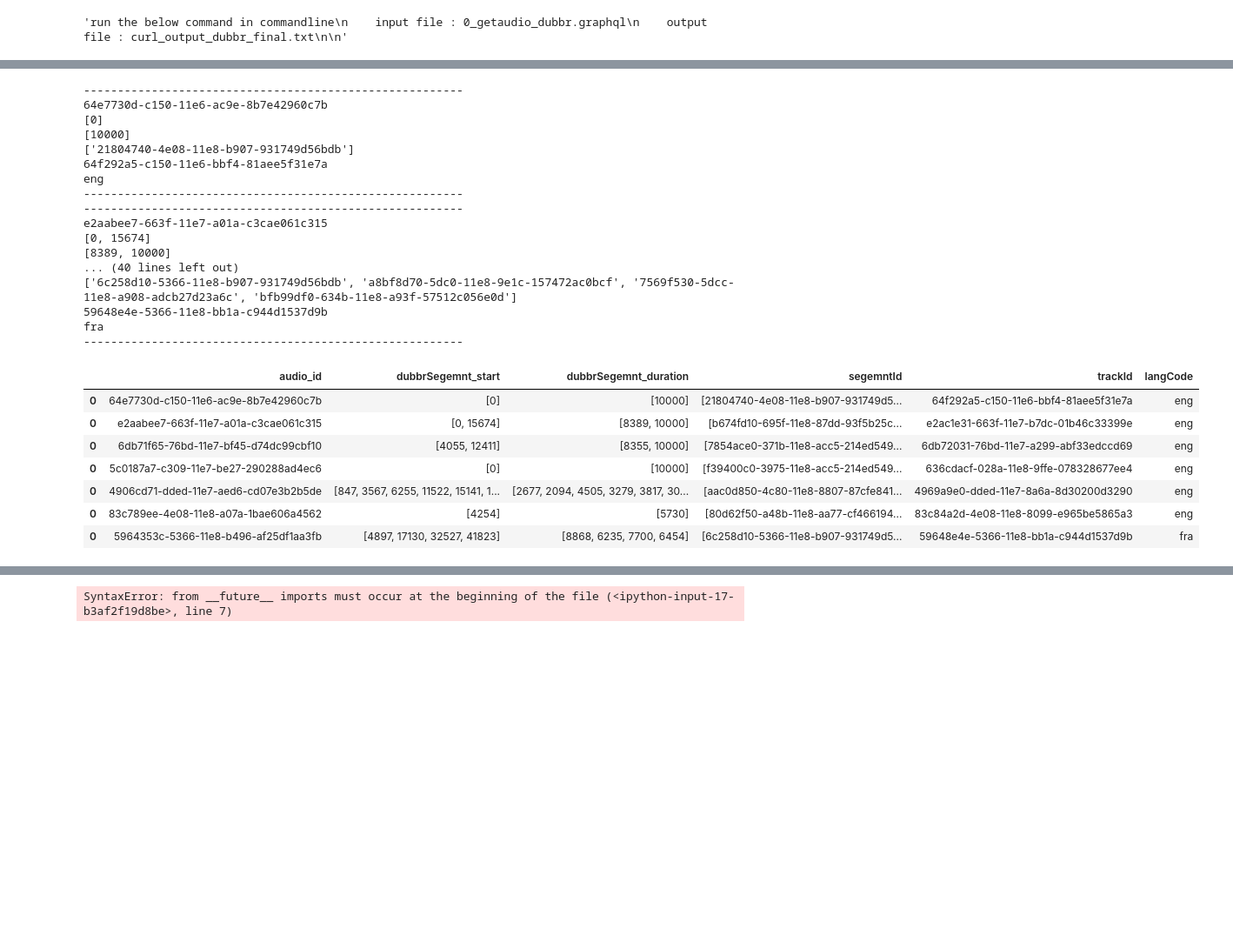
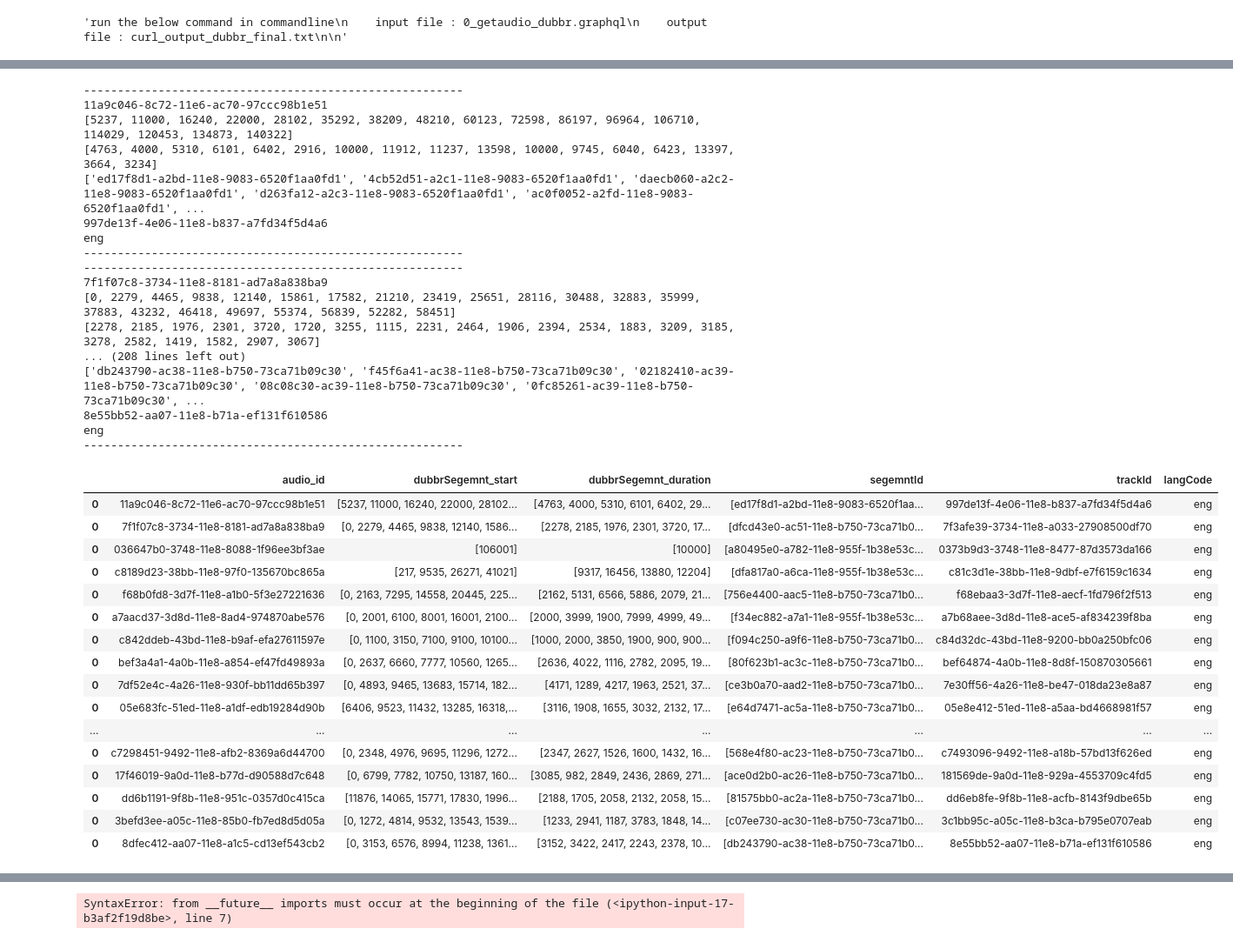
Before and after one commit to megharangaswamy/Deepspeech_alugha, a Jupyter notebook: audio_download_conversion_segment_split_deepspeech_test.ipynb, the cells around one changed output, grey strips where cells are left out. Shown: that part at 87% size. Cells and saved outputs as stored; diff of their text form; code cells hidden in the pictures; blank space fills up the shorter version.

```diff
--- a/audio_download_conversion_segment_split_deepspeech_test.ipynb
+++ b/audio_download_conversion_segment_split_deepspeech_test.ipynb
@@ -145,7 +145,7 @@ directly from json file
 """
 
 df = pd.DataFrame(columns=['A','B','C','D','E','F'])
-with open('/home/megha/1_audio_current/0_curl_output_dubbr_final.txt', 'r') as f:#file name which has json data - check that number
+with open('/home/megha/1_audio_current/0_curl_output_dubbr_final_production.txt', 'r') as f:#file name which has json data - check that number
     my_json = json.load(f)
 for i in range(len(my_json['data']['videos'])):
     #print(len(my_json['data']['videos'][i]['dubbrSegments']))
@@ -162,52 +162,61 @@ for i in range(len(my_json['data']['videos'])):
             dubbrSeg_start_array.append(dubbrSeg_start)
             dubbrSeg_duration_array.append(dubbrSeg_duration)
             segmentId_array.append(segmentId)
             segmentId_array = ast.literal_eval(json.dumps(segmentId_array)) # to remove u'
             #print('segmentId = ' , segmentId)
             #print('start =', dubbrSeg_start)
             #print('duration',dubbrSeg_duration)
         track = my_json['data']['videos'][i]['track']
         langCode = track['langCode']
         trackId = track['id']
         print('--------------------------------------------------------')
         print(audio_id)
         print(dubbrSeg_start_array)
         print(dubbrSeg_duration_array)
         print(segmentId_array)
         print(trackId)
         print(langCode)
         print('--------------------------------------------------------')
         df2 = pd.DataFrame([[audio_id,dubbrSeg_start_array,dubbrSeg_duration_array,segmentId_array,trackId,langCode]], columns=list('ABCDEF'))
         df = df.append(df2)
 
 df = df.rename(index=str, columns={"A": "audio_id", "B": "dubbrSegemnt_start","C" : "dubbrSegemnt_duration","D" : "segemntId","E" : "trackId","F": "langCode"})
 df
 # %% [output]
 --------------------------------------------------------
-64e7730d-c150-11e6-ac9e-8b7e42960c7b
-[0]
-[10000]
-['21804740-4e08-11e8-b907-931749d56bdb']
-64f292a5-c150-11e6-bbf4-81aee5f31e7a
+11a9c046-8c72-11e6-ac70-97ccc98b1e51
+[5237, 11000, 16240, 22000, 28102, 35292, 38209, 48210, 60123, 72598, 86197, 96964, 106710, 114029, 120453, 134873, 140322]
+[4763, 4000, 5310, 6101, 6402, 2916, 10000, 11912, 11237, 13598, 10000, 9745, 6040, 6423, 13397, 3664, 3234]
+['ed17f8d1-a2bd-11e8-9083-6520f1aa0fd1', '4cb52d51-a2c1-11e8-9083-6520f1aa0fd1', 'daecb060-a2c2-11e8-9083-6520f1aa0fd1', 'd263fa12-a2c3-11e8-9083-6520f1aa0fd1', 'ac0f0052-a2fd-11e8-9083-6520f1aa0fd1', ...
+997de13f-4e06-11e8-b837-a7fd34f5d4a6
 eng
 --------------------------------------------------------
 --------------------------------------------------------
-e2aabee7-663f-11e7-a01a-c3cae061c315
-[0, 15674]
-[8389, 10000]
-... (40 lines left out)
-['6c258d10-5366-11e8-b907-931749d56bdb', 'a8bf8d70-5dc0-11e8-9e1c-157472ac0bcf', '7569f530-5dcc-11e8-a908-adcb27d23a6c', 'bfb99df0-634b-11e8-a93f-57512c056e0d']
-59648e4e-5366-11e8-bb1a-c944d1537d9b
-fra
+7f1f07c8-3734-11e8-8181-ad7a8a838ba9
+[0, 2279, 4465, 9838, 12140, 15861, 17582, 21210, 23419, 25651, 28116, 30488, 32883, 35999, 37883, 43232, 46418, 49697, 55374, 56839, 52282, 58451]
+[2278, 2185, 1976, 2301, 3720, 1720, 3255, 1115, 2231, 2464, 1906, 2394, 2534, 1883, 3209, 3185, 3278, 2582, 1419, 1582, 2907, 3067]
+... (208 lines left out)
+['db243790-ac38-11e8-b750-73ca71b09c30', 'f45f6a41-ac38-11e8-b750-73ca71b09c30', '02182410-ac39-11e8-b750-73ca71b09c30', '08c08c30-ac39-11e8-b750-73ca71b09c30', '0fc85261-ac39-11e8-b750-73ca71b09c30', ...
+8e55bb52-aa07-11e8-b71a-ef131f610586
+eng
 --------------------------------------------------------
 |  | audio_id | dubbrSegemnt_start | dubbrSegemnt_duration | segemntId | trackId | langCode |
-| 0 | 64e7730d-c150-11e6-ac9e-8b7e42960c7b | [0] | [10000] | [21804740-4e08-11e8-b907-931749d5... | 64f292a5-c150-11e6-bbf4-81aee5f31e7a | eng |
-| 0 | e2aabee7-663f-11e7-a01a-c3cae061c315 | [0, 15674] | [8389, 10000] | [b674fd10-695f-11e8-87dd-93f5b25c... | e2ac1e31-663f-11e7-b7dc-01b46c33399e | eng |
-| 0 | 6db71f65-76bd-11e7-bf45-d74dc99cbf10 | [4055, 12411] | [8355, 10000] | [7854ace0-371b-11e8-acc5-214ed549... | 6db72031-76bd-11e7-a299-abf33edccd69 | eng |
-| 0 | 5c0187a7-c309-11e7-be27-290288ad4ec6 | [0] | [10000] | [f39400c0-3975-11e8-acc5-214ed549... | 636cdacf-028a-11e8-9ffe-078328677ee4 | eng |
-| 0 | 4906cd71-dded-11e7-aed6-cd07e3b2b5de | [847, 3567, 6255, 11522, 15141, 1... | [2677, 2094, 4505, 3279, 3817, 30... | [aac0d850-4c80-11e8-8807-87cfe841... | 4969a9e0-dded-11e7-8a6a-8d30200d3290 | eng |
-| 0 | 83c789ee-4e08-11e8-a07a-1bae606a4562 | [4254] | [5730] | [80d62f50-a48b-11e8-aa77-cf466194... | 83c84a2d-4e08-11e8-8099-e965be5865a3 | eng |
-| 0 | 5964353c-5366-11e8-b496-af25df1aa3fb | [4897, 17130, 32527, 41823] | [8868, 6235, 7700, 6454] | [6c258d10-5366-11e8-b907-931749d5... | 59648e4e-5366-11e8-bb1a-c944d1537d9b | fra |
+| 0 | 11a9c046-8c72-11e6-ac70-97ccc98b1e51 | [5237, 11000, 16240, 22000, 28102... | [4763, 4000, 5310, 6101, 6402, 29... | [ed17f8d1-a2bd-11e8-9083-6520f1aa... | 997de13f-4e06-11e8-b837-a7fd34f5d4a6 | eng |
+| 0 | 7f1f07c8-3734-11e8-8181-ad7a8a838ba9 | [0, 2279, 4465, 9838, 12140, 1586... | [2278, 2185, 1976, 2301, 3720, 17... | [dfcd43e0-ac51-11e8-b750-73ca71b0... | 7f3afe39-3734-11e8-a033-27908500df70 | eng |
+| 0 | 036647b0-3748-11e8-8088-1f96ee3bf3ae | [106001] | [10000] | [a80495e0-a782-11e8-955f-1b38e53c... | 0373b9d3-3748-11e8-8477-87d3573da166 | eng |
+| 0 | c8189d23-38bb-11e8-97f0-135670bc865a | [217, 9535, 26271, 41021] | [9317, 16456, 13880, 12204] | [dfa817a0-a6ca-11e8-955f-1b38e53c... | c81c3d1e-38bb-11e8-9dbf-e7f6159c1634 | eng |
+| 0 | f68b0fd8-3d7f-11e8-a1b0-5f3e27221636 | [0, 2163, 7295, 14558, 20445, 225... | [2162, 5131, 6566, 5886, 2079, 21... | [756e4400-aac5-11e8-b750-73ca71b0... | f68ebaa3-3d7f-11e8-aecf-1fd796f2f513 | eng |
+| 0 | a7aacd37-3d8d-11e8-8ad4-974870abe576 | [0, 2001, 6100, 8001, 16001, 2100... | [2000, 3999, 1900, 7999, 4999, 49... | [f34ec882-a7a1-11e8-955f-1b38e53c... | a7b68aee-3d8d-11e8-ace5-af834239f8ba | eng |
+| 0 | c842ddeb-43bd-11e8-b9af-efa27611597e | [0, 1100, 3150, 7100, 9100, 10100... | [1000, 2000, 3850, 1900, 900, 900... | [f094c250-a9f6-11e8-b750-73ca71b0... | c84d32dc-43bd-11e8-9200-bb0a250bfc06 | eng |
+| 0 | bef3a4a1-4a0b-11e8-a854-ef47fd49893a | [0, 2637, 6660, 7777, 10560, 1265... | [2636, 4022, 1116, 2782, 2095, 19... | [80f623b1-ac3c-11e8-b750-73ca71b0... | bef64874-4a0b-11e8-8d8f-150870305661 | eng |
+| 0 | 7df52e4c-4a26-11e8-930f-bb11dd65b397 | [0, 4893, 9465, 13683, 15714, 182... | [4171, 1289, 4217, 1963, 2521, 37... | [ce3b0a70-aad2-11e8-b750-73ca71b0... | 7e30ff56-4a26-11e8-be47-018da23e8a87 | eng |
+| 0 | 05e683fc-51ed-11e8-a1df-edb19284d90b | [6406, 9523, 11432, 13285, 16318,... | [3116, 1908, 1655, 3032, 2132, 17... | [e64d7471-ac5a-11e8-b750-73ca71b0... | 05e8e412-51ed-11e8-a5aa-bd4668981f57 | eng |
+| ... | ... | ... | ... | ... | ... | ... |
+| 0 | c7298451-9492-11e8-afb2-8369a6d44700 | [0, 2348, 4976, 9695, 11296, 1272... | [2347, 2627, 1526, 1600, 1432, 16... | [568e4f80-ac23-11e8-b750-73ca71b0... | c7493096-9492-11e8-a18b-57bd13f626ed | eng |
+| 0 | 17f46019-9a0d-11e8-b77d-d90588d7c648 | [0, 6799, 7782, 10750, 13187, 160... | [3085, 982, 2849, 2436, 2869, 271... | [ace0d2b0-ac26-11e8-b750-73ca71b0... | 181569de-9a0d-11e8-929a-4553709c4fd5 | eng |
+| 0 | dd6b1191-9f8b-11e8-951c-0357d0c415ca | [11876, 14065, 15771, 17830, 1996... | [2188, 1705, 2058, 2132, 2058, 15... | [81575bb0-ac2a-11e8-b750-73ca71b0... | dd6eb8fe-9f8b-11e8-acfb-8143f9dbe65b | eng |
+| 0 | 3befd3ee-a05c-11e8-85b0-fb7ed8d5d05a | [0, 1272, 4814, 9532, 13543, 1539... | [1233, 2941, 1187, 3783, 1848, 14... | [c07ee730-ac30-11e8-b750-73ca71b0... | 3c1bb95c-a05c-11e8-b3ca-b795e0707eab | eng |
+| 0 | 8dfec412-aa07-11e8-a1c5-cd13ef543cb2 | [0, 3153, 6576, 8994, 11238, 1361... | [3152, 3422, 2417, 2243, 2378, 10... | [db243790-ac38-11e8-b750-73ca71b0... | 8e55bb52-aa07-11e8-b71a-ef131f610586 | eng |
 # %%
 #5) spliting audio files according to segment informations
 """
```
Also changed, not shown: parts of 3 cells of this notebook.
